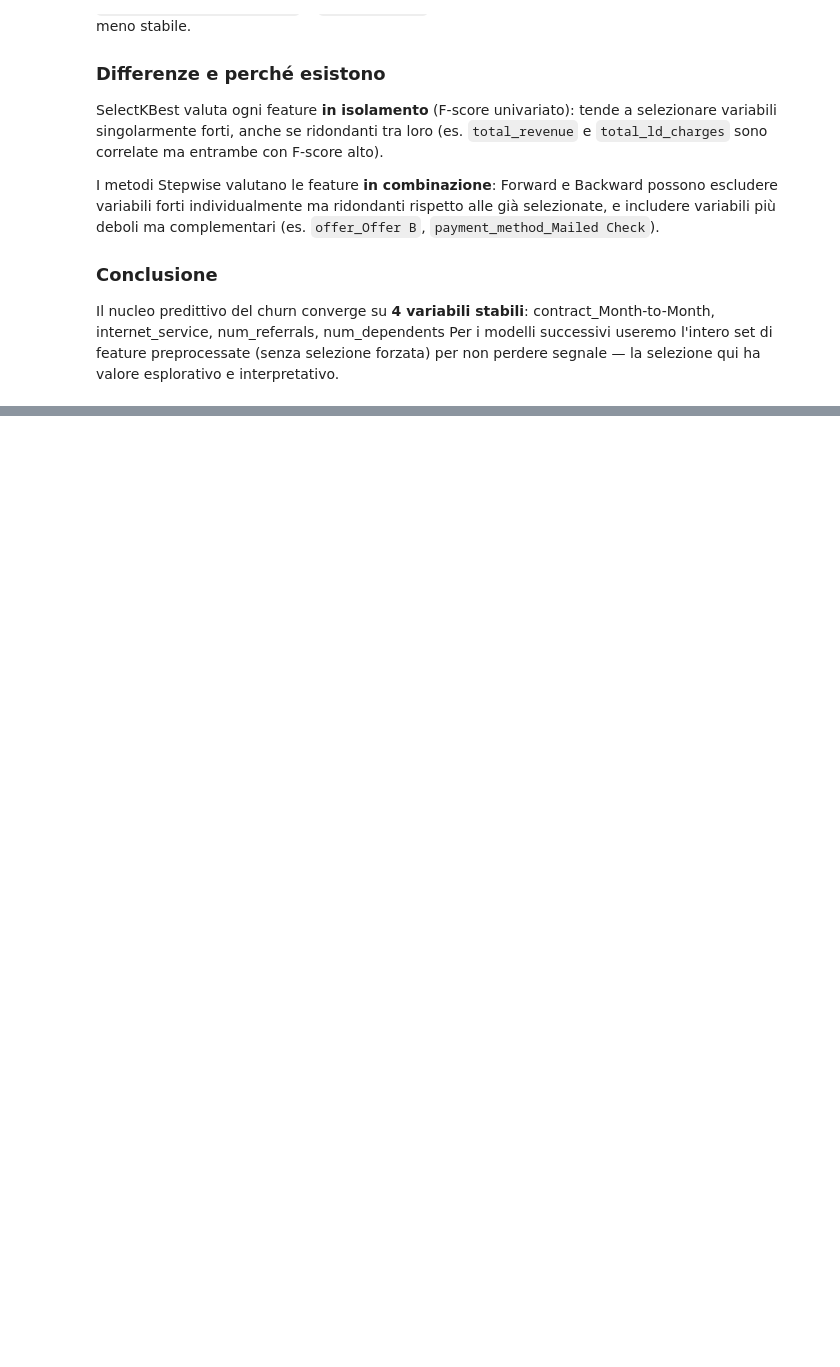
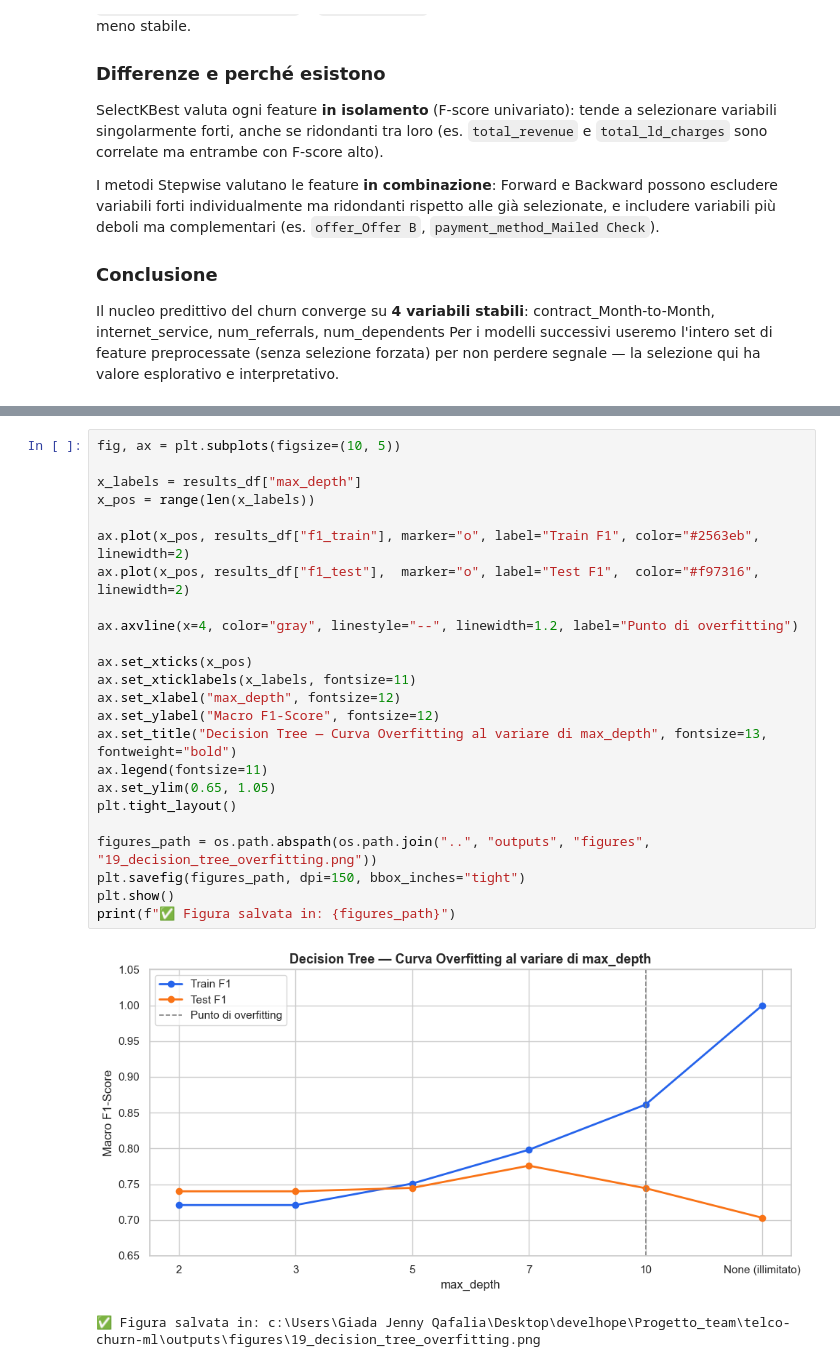
Before and after one commit to antoniohopee/telco-churn-ml, a Jupyter notebook: notebooks/04_machine_learning.ipynb, the cells around one changed output, grey strips where cells are left out. Saved outputs shown, nothing was run; the diff lists cells and outputs as text; blank space fills up the shorter version.

Commit message:
feat: US-19 decision tree — curva overfitting, feature importance e visualizzazione albero

```diff
--- a/notebooks/04_machine_learning.ipynb
+++ b/notebooks/04_machine_learning.ipynb
@@ -638,0 +715,27 @@ ha valore esplorativo e interpretativo.
+# %%
+fig, ax = plt.subplots(figsize=(10, 5))
+
+x_labels = results_df["max_depth"]
+x_pos = range(len(x_labels))
+
+ax.plot(x_pos, results_df["f1_train"], marker="o", label="Train F1", color="#2563eb", linewidth=2)
+ax.plot(x_pos, results_df["f1_test"],  marker="o", label="Test F1",  color="#f97316", linewidth=2)
+
+ax.axvline(x=4, color="gray", linestyle="--", linewidth=1.2, label="Punto di overfitting")
+
+ax.set_xticks(x_pos)
+ax.set_xticklabels(x_labels, fontsize=11)
+ax.set_xlabel("max_depth", fontsize=12)
+ax.set_ylabel("Macro F1-Score", fontsize=12)
+ax.set_title("Decision Tree — Curva Overfitting al variare di max_depth", fontsize=13, fontweight="bold")
+ax.legend(fontsize=11)
+ax.set_ylim(0.65, 1.05)
+plt.tight_layout()
+
+figures_path = os.path.abspath(os.path.join("..", "outputs", "figures", "19_decision_tree_overfitting.png"))
+plt.savefig(figures_path, dpi=150, bbox_inches="tight")
+plt.show()
+print(f"✅ Figura salvata in: {figures_path}")
+# %% [output]
+[figure, added]
+✅ Figura salvata in: c:\Users\Giada Jenny Qafalia\Desktop\develhope\Progetto_team\telco-churn-ml\outputs\figures\19_decision_tree_overfitting.png
```
Also changed, not shown: parts of 9 cells of this notebook, 3 other files.
